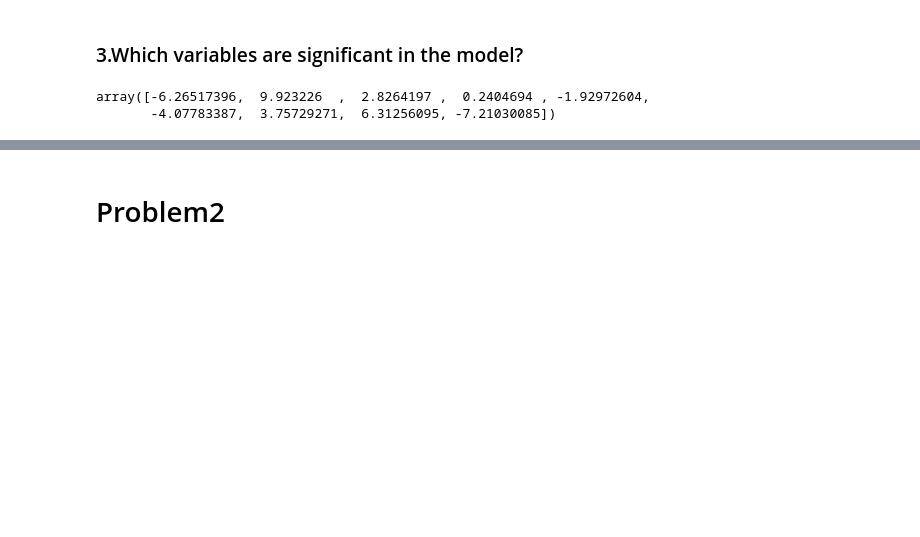
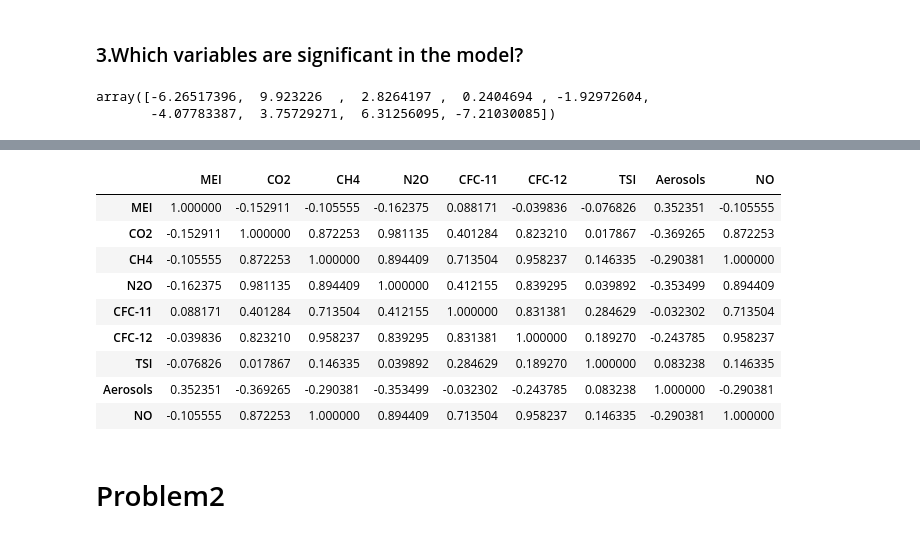
Before and after one commit to Johnxinlei/PHBS_BigData_2019, a Jupyter notebook: Homework_2.ipynb, the cells around one changed output, grey strips where cells are left out. Cells and saved outputs as stored; diff of their text form; code cells hidden in the pictures; blank space fills up the shorter version.

```diff
--- a/Homework_2.ipynb
+++ b/Homework_2.ipynb
@@ -82,3 +92,16 @@ array([ True, False, False,  True,  True,  True, False, False,  True])
+# %%
+df_2.loc[:,"MEI":"NO"].corr()
+# %% [output]
+|  | MEI | CO2 | CH4 | N2O | CFC-11 | CFC-12 | TSI | Aerosols | NO |
+| MEI | 1.000000 | -0.152911 | -0.105555 | -0.162375 | 0.088171 | -0.039836 | -0.076826 | 0.352351 | -0.105555 |
+| CO2 | -0.152911 | 1.000000 | 0.872253 | 0.981135 | 0.401284 | 0.823210 | 0.017867 | -0.369265 | 0.872253 |
+| CH4 | -0.105555 | 0.872253 | 1.000000 | 0.894409 | 0.713504 | 0.958237 | 0.146335 | -0.290381 | 1.000000 |
+| N2O | -0.162375 | 0.981135 | 0.894409 | 1.000000 | 0.412155 | 0.839295 | 0.039892 | -0.353499 | 0.894409 |
+| CFC-11 | 0.088171 | 0.401284 | 0.713504 | 0.412155 | 1.000000 | 0.831381 | 0.284629 | -0.032302 | 0.713504 |
+| CFC-12 | -0.039836 | 0.823210 | 0.958237 | 0.839295 | 0.831381 | 1.000000 | 0.189270 | -0.243785 | 0.958237 |
+| TSI | -0.076826 | 0.017867 | 0.146335 | 0.039892 | 0.284629 | 0.189270 | 1.000000 | 0.083238 | 0.146335 |
+| Aerosols | 0.352351 | -0.369265 | -0.290381 | -0.353499 | -0.032302 | -0.243785 | 0.083238 | 1.000000 | -0.290381 |
+| NO | -0.105555 | 0.872253 | 1.000000 | 0.894409 | 0.713504 | 0.958237 | 0.146335 | -0.290381 | 1.000000 |
 # %% [markdown]
 # Problem2
 # %% [markdown]
```
Also changed, not shown: parts of 13 cells of this notebook.
